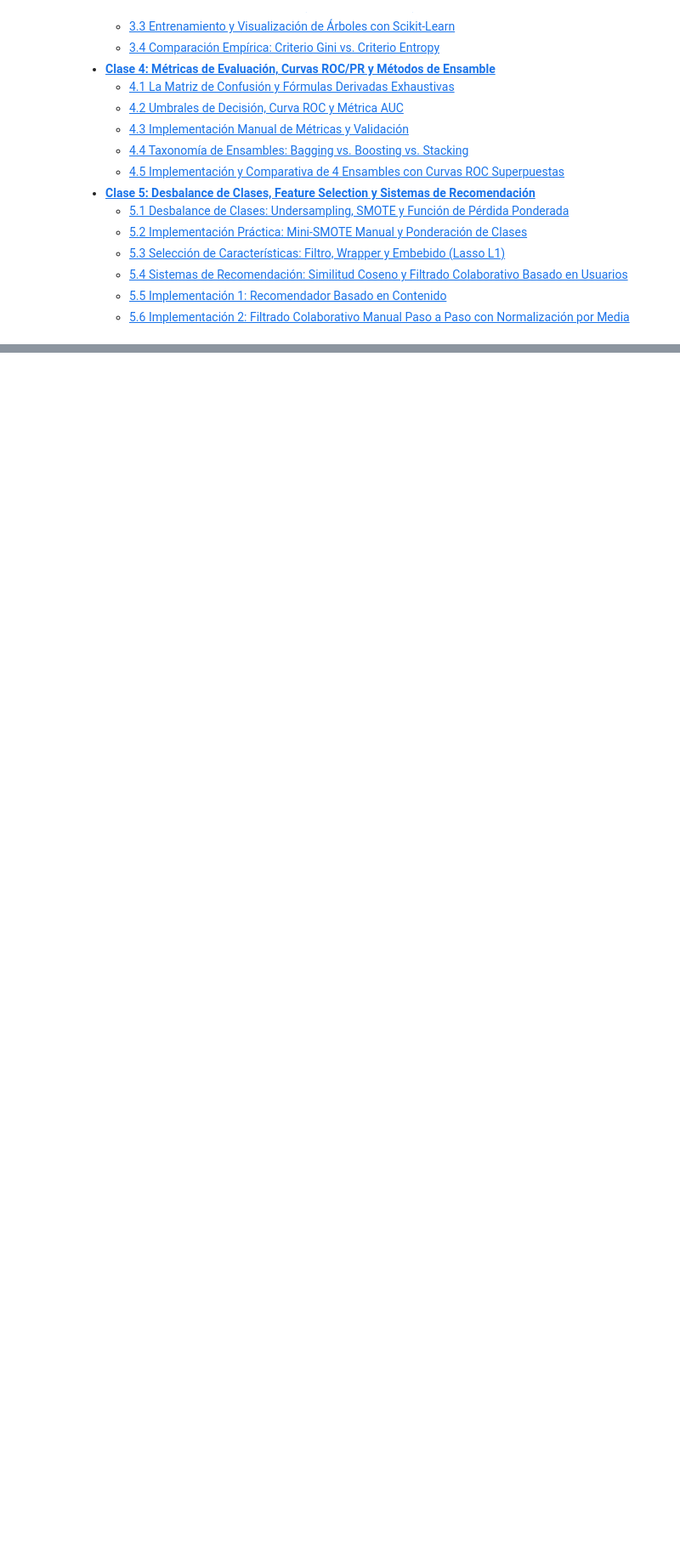
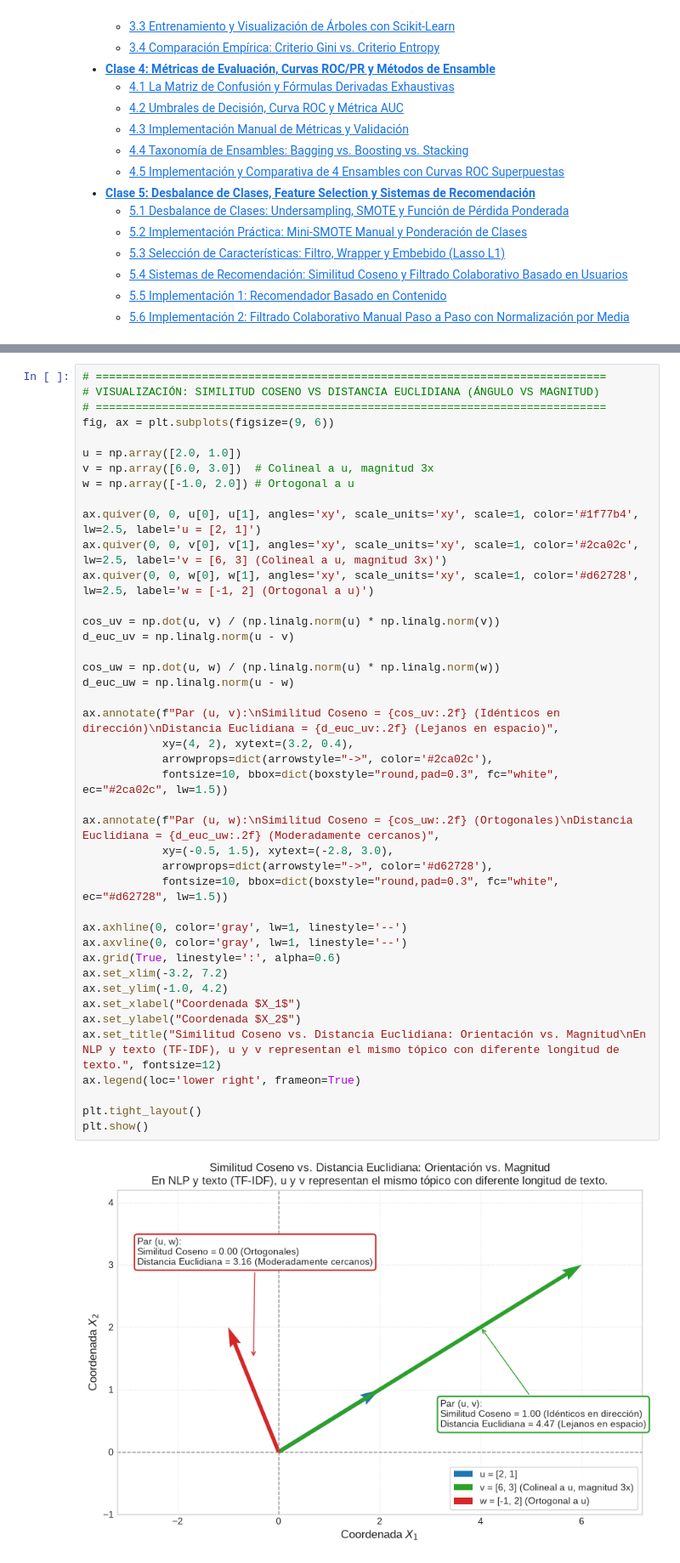
Before and after one commit to agusbpl/College-Vault, a Jupyter notebook: 10 Asignaturas/DM y ML/Sesiones/Master_DM_ML_Clases_1_a_5.ipynb, the cells around one changed output, grey strips where cells are left out. Shown at 85% size. Cells and saved outputs as stored; diff of their text form; blank space fills up the shorter version.

```diff
--- a/10 Asignaturas/DM y ML/Sesiones/Master_DM_ML_Clases_1_a_5.ipynb
+++ b/10 Asignaturas/DM y ML/Sesiones/Master_DM_ML_Clases_1_a_5.ipynb
@@ -169,0 +318,44 @@ $$d_{\cos}(\mathbf{p}, \mathbf{q}) = 1 - \text{Sim}_{\cos}(\mathbf{p}, \mathbf{q
+# %%
+# =============================================================================
+# VISUALIZACIÓN: SIMILITUD COSENO VS DISTANCIA EUCLIDIANA (ÁNGULO VS MAGNITUD)
+# =============================================================================
+fig, ax = plt.subplots(figsize=(9, 6))
+
+u = np.array([2.0, 1.0])
+v = np.array([6.0, 3.0])  # Colineal a u, magnitud 3x
+w = np.array([-1.0, 2.0]) # Ortogonal a u
+
+ax.quiver(0, 0, u[0], u[1], angles='xy', scale_units='xy', scale=1, color='#1f77b4', lw=2.5, label='u = [2, 1]')
+ax.quiver(0, 0, v[0], v[1], angles='xy', scale_units='xy', scale=1, color='#2ca02c', lw=2.5, label='v = [6, 3] (Colineal a u, magnitud 3x)')
+ax.quiver(0, 0, w[0], w[1], angles='xy', scale_units='xy', scale=1, color='#d62728', lw=2.5, label='w = [-1, 2] (Ortogonal a u)')
+
+cos_uv = np.dot(u, v) / (np.linalg.norm(u) * np.linalg.norm(v))
+d_euc_uv = np.linalg.norm(u - v)
+
+cos_uw = np.dot(u, w) / (np.linalg.norm(u) * np.linalg.norm(w))
+d_euc_uw = np.linalg.norm(u - w)
+
+ax.annotate(f"Par (u, v):\nSimilitud Coseno = {cos_uv:.2f} (Idénticos en dirección)\nDistancia Euclidiana = {d_euc_uv:.2f} (Lejanos en espacio)",
+            xy=(4, 2), xytext=(3.2, 0.4),
+            arrowprops=dict(arrowstyle="->", color='#2ca02c'),
+            fontsize=10, bbox=dict(boxstyle="round,pad=0.3", fc="white", ec="#2ca02c", lw=1.5))
+
+ax.annotate(f"Par (u, w):\nSimilitud Coseno = {cos_uw:.2f} (Ortogonales)\nDistancia Euclidiana = {d_euc_uw:.2f} (Moderadamente cercanos)",
+            xy=(-0.5, 1.5), xytext=(-2.8, 3.0),
+            arrowprops=dict(arrowstyle="->", color='#d62728'),
+            fontsize=10, bbox=dict(boxstyle="round,pad=0.3", fc="white", ec="#d62728", lw=1.5))
+
+ax.axhline(0, color='gray', lw=1, linestyle='--')
+ax.axvline(0, color='gray', lw=1, linestyle='--')
+ax.grid(True, linestyle=':', alpha=0.6)
+ax.set_xlim(-3.2, 7.2)
+ax.set_ylim(-1.0, 4.2)
+ax.set_xlabel("Coordenada $X_1$")
+ax.set_ylabel("Coordenada $X_2$")
+ax.set_title("Similitud Coseno vs. Distancia Euclidiana: Orientación vs. Magnitud\nEn NLP y texto (TF-IDF), u y v representan el mismo tópico con diferente longitud de texto.", fontsize=12)
+ax.legend(loc='lower right', frameon=True)
+
+plt.tight_layout()
+plt.show()
+# %% [output]
+[figure, added]
```
Also changed, not shown: parts of 40 cells of this notebook, 14 other files.
